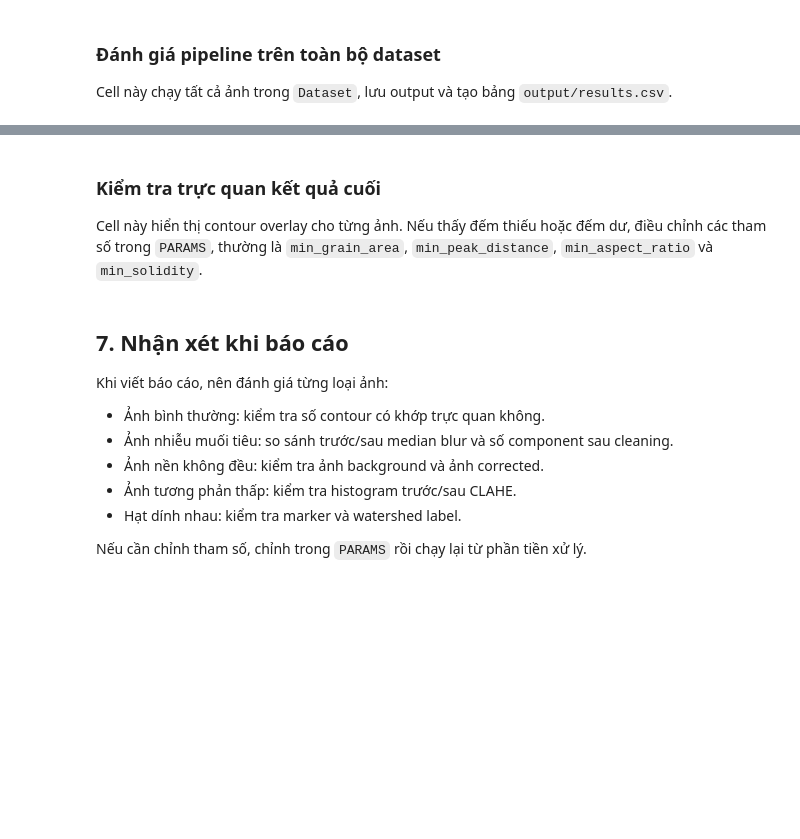
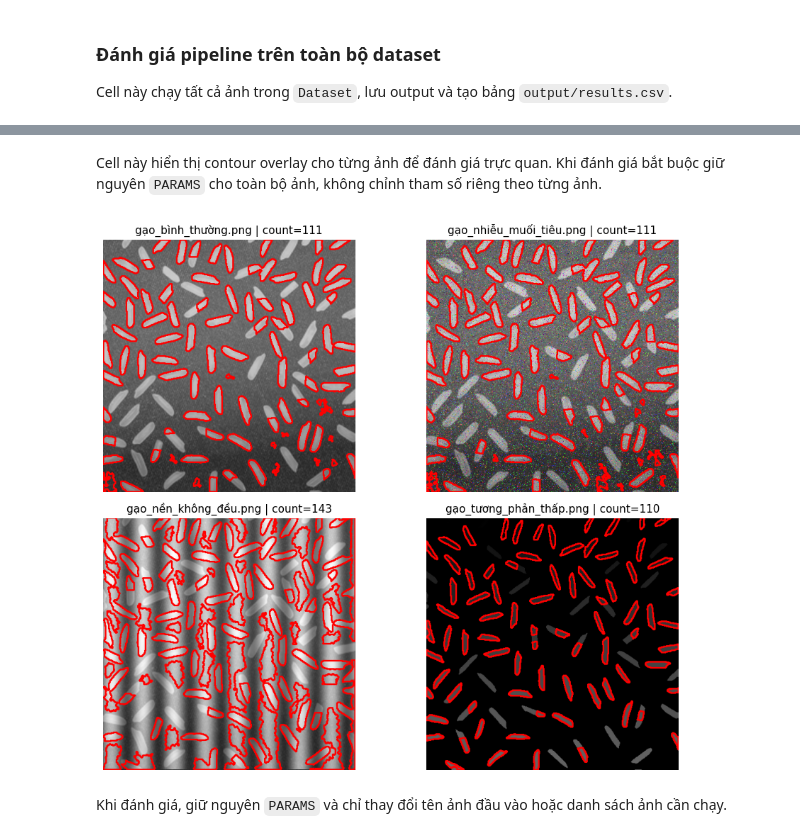
Before and after one commit to HoangTouliverBN/Computer-Vision, a Jupyter notebook: notebooks/rice_counting_pipeline.ipynb, the cells around one changed output, grey strips where cells are left out. Drawn from its saved outputs; the diff is of its cells as text; code cells hidden in the pictures; blank space fills up the shorter version.

```diff
--- a/notebooks/rice_counting_pipeline.ipynb
+++ b/notebooks/rice_counting_pipeline.ipynb
@@ -533,7 +624,10 @@ def contour_overlay(original, labels):
 def write_image(path, image):
     """Write an image to disk, including output paths with Unicode characters."""
     extension = path.suffix or ".png"
-    ok, encoded = cv2.imencode(extension, image)
+    image_to_write = image
+    if image.ndim == 3:
+        image_to_write = cv2.cvtColor(image, cv2.COLOR_RGB2BGR)
+    ok, encoded = cv2.imencode(extension, image_to_write)
     if not ok:
         raise ValueError(f"Cannot encode image for: {path}")
     encoded.tofile(path)
@@ -549,22 +643,22 @@ def save_outputs(image_path, original, pre, raw_mask, cleaned_mask, count_output
     write_image(output_dir / "labels" / f"{stem}_labels.png", labels_to_uint8(count_output["filtered_labels"]))
 
     overlay = contour_overlay(original, count_output["filtered_labels"])
-    write_image(output_dir / "contours" / f"{stem}_contours.png", cv2.cvtColor(overlay, cv2.COLOR_RGB2BGR))
+    write_image(output_dir / "contours" / f"{stem}_contours.png", overlay)
 
     write_image(output_dir / "intermediate" / f"{stem}_gray.png", pre["gray"])
     write_image(output_dir / "intermediate" / f"{stem}_corrected.png", pre["corrected"])
     write_image(output_dir / "intermediate" / f"{stem}_enhanced.png", pre["enhanced"])
 
 
-def run_one_image(image_path, params, output_dir=None):
-    """Run full rice counting pipeline for one image."""
+def run_one_image(image_name):
+    """Run the fixed rice counting pipeline for one image name."""
+    image_path = DATASET_DIR / image_name
     original = read_image(image_path)
-    pre = preprocess_image(original, params)
-    raw_mask, cleaned_mask, segmentation_metrics = segment_grains(pre["enhanced"], params)
-    count_output = count_grains(cleaned_mask, params)
+    pre = preprocess_image(original, PARAMS)
+    raw_mask, cleaned_mask, segmentation_metrics = segment_grains(pre["enhanced"], PARAMS)
+    count_output = count_grains(cleaned_mask, PARAMS)
 
-    if output_dir is not None:
-        save_outputs(image_path, original, pre, raw_mask, cleaned_mask, count_output, output_dir)
+    save_outputs(image_path, original, pre, raw_mask, cleaned_mask, count_output, OUTPUT_DIR)
 
     result = {
         "image": image_path.name,
@@ -585,7 +679,7 @@ ensure_output_dirs(OUTPUT_DIR)
 batch_results = []
 last_debug = None
 for path in image_paths:
-    result, original, pre, raw_mask, cleaned_mask, count_output = run_one_image(path, PARAMS, OUTPUT_DIR)
+    result, original, pre, raw_mask, cleaned_mask, count_output = run_one_image(path.name)
     print("[run_one_image]", result)
     batch_results.append(result)
     last_debug = (path, original, pre, raw_mask, cleaned_mask, count_output)
@@ -599,24 +704,14 @@ print("Saved:", results_csv)
-# %% [markdown]
-### Kiểm tra trực quan kết quả cuối
-
-Cell này hiển thị contour overlay cho từng ảnh. Nếu thấy đếm thiếu hoặc đếm dư, điều chỉnh các tham số trong `PARAMS`, thường là `min_grain_area`, `min_peak_distance`, `min_aspect_ratio` và `min_solidity`.
+# %% [markdown]
+Cell này hiển thị contour overlay cho từng ảnh để đánh giá trực quan. Khi đánh giá bắt buộc giữ nguyên `PARAMS` cho toàn bộ ảnh, không chỉnh tham số riêng theo từng ảnh.
 # %%
 overlays = []
 for path in image_paths:
-    result, original, pre, raw_mask, cleaned_mask, count_output = run_one_image(path, PARAMS, None)
+    result, original, pre, raw_mask, cleaned_mask, count_output = run_one_image(path.name)
     overlay = contour_overlay(original, count_output["filtered_labels"])
     overlays.append((f"{path.name} | count={result['count']}", overlay))
 
 show_images(overlays, cols=2)
+# %% [output]
+[figure, added]
-# %% [markdown]
-## 7. Nhận xét khi báo cáo
-
-Khi viết báo cáo, nên đánh giá từng loại ảnh:
-
-- Ảnh bình thường: kiểm tra số contour có khớp trực quan không.
-- Ảnh nhiễu muối tiêu: so sánh trước/sau median blur và số component sau cleaning.
-- Ảnh nền không đều: kiểm tra ảnh background và ảnh corrected.
-- Ảnh tương phản thấp: kiểm tra histogram trước/sau CLAHE.
-- Hạt dính nhau: kiểm tra marker và watershed label.
-
-Nếu cần chỉnh tham số, chỉnh trong `PARAMS` rồi chạy lại từ phần tiền xử lý.
+# %% [markdown]
+Khi đánh giá, giữ nguyên `PARAMS` và chỉ thay đổi tên ảnh đầu vào hoặc danh sách ảnh cần chạy.
```
Also changed, not shown: parts of 6 cells of this notebook, 16 other files.
